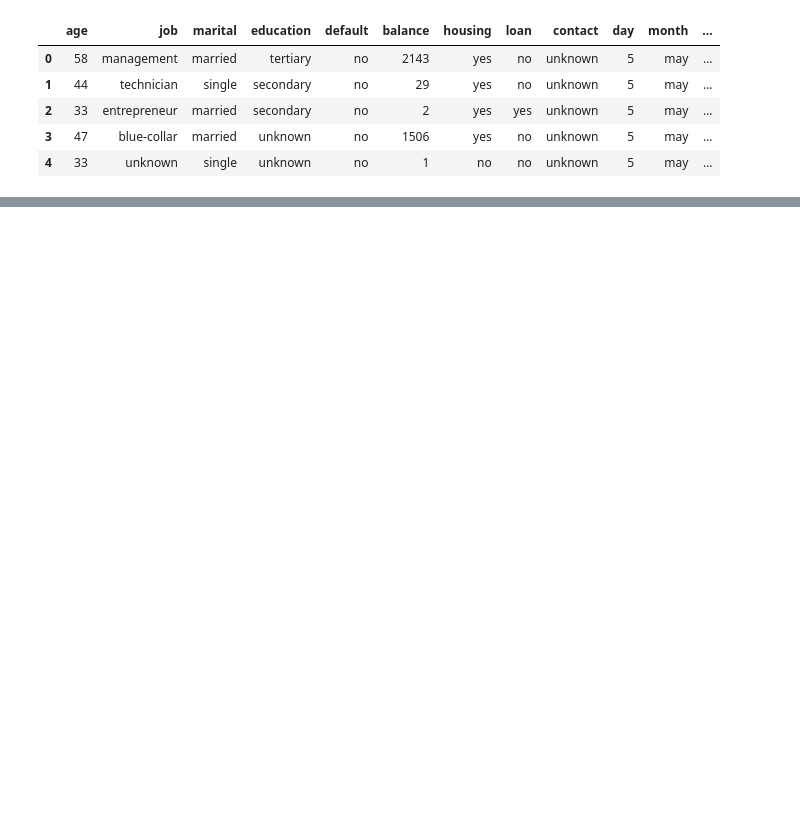
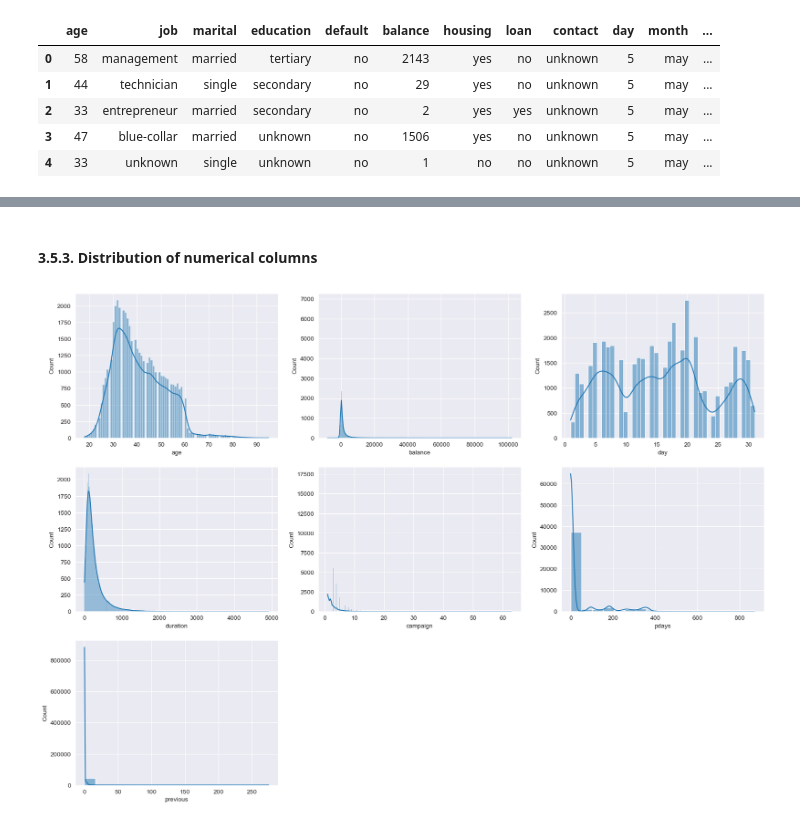
Before and after one commit to Stephan-Dabare/2330950_ML_CW, a Jupyter notebook: 01_Data_Preprocessing.ipynb, the cells around one changed output, grey strips where cells are left out. Drawn from its saved outputs; the diff is of its cells as text; code cells hidden in the pictures; blank space fills up the shorter version.

Commit message:
Data preprocessing

```diff
--- a/01_Data_Preprocessing.ipynb
+++ b/01_Data_Preprocessing.ipynb
@@ -41,0 +153,6 @@ memory usage: 5.9+ MB
+# %%
+# Get numerical columns
+numerical_columns = data_frame.select_dtypes(include='int64').columns
+
+# Get categorical columns
+categorical_columns = data_frame.select_dtypes(include='object').columns
@@ -41,0 +192,5 @@ memory usage: 5.9+ MB
+# %%
+# Iterate through all columns
+for column in categorical_columns:
+    # If a column has only one unique value
+    print(column,data_frame[column].nunique())
@@ -41,0 +223,13 @@ memory usage: 5.9+ MB
+# %%
+# Identify discrete numerical columns
+discrete_numerical_columns = []
+
+# Iterate through numerical columns
+for column in numerical_columns:
+    unique_values = data_frame[column].nunique()
+    if unique_values < 20:
+        discrete_numerical_columns.append(column)
+        print(f"{column} has {unique_values} unique values")
+
+# Print the list of discrete numerical columns
+print("Discrete numerical columns:", discrete_numerical_columns)
@@ -41,0 +242,10 @@ memory usage: 5.9+ MB
+# %%
+# Identify continuous numerical columns
+continuous_columns = []
+
+# Iterate through numerical columns
+for column in numerical_columns:
+    unique_values = data_frame[column].nunique()
+    if unique_values >= 20:
+        continuous_columns.append(column)
+        print(f"{column} --> {unique_values} unique values")
@@ -41,0 +260,14 @@ memory usage: 5.9+ MB
+# %% [markdown]
+#### 3.5.3. Distribution of numerical columns
+# %%
+# Plot the distribution of numerical columns
+plt.figure(figsize=(20,60), facecolor='white')
+plotnumber = 1
+for feature in continuous_columns:
+    ax = plt.subplot(12,3,plotnumber)
+    sns.histplot(data_frame[feature], kde=True)
+    plt.xlabel(feature)
+    plotnumber += 1
+plt.show()
+# %% [output]
+[figure, added]
```
Also changed, not shown: parts of 73 cells of this notebook.
